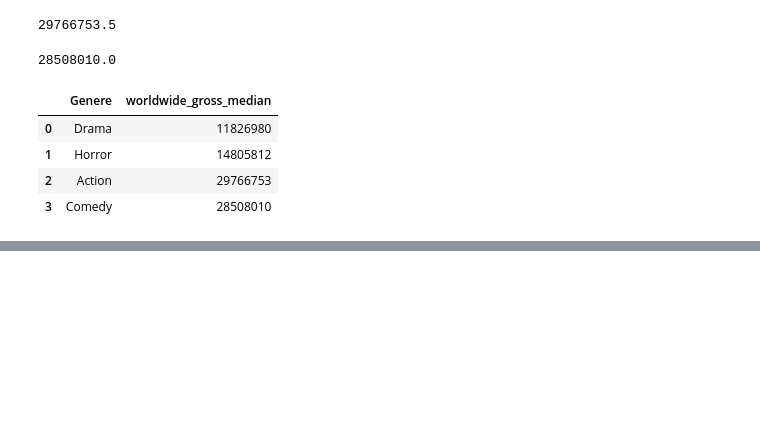
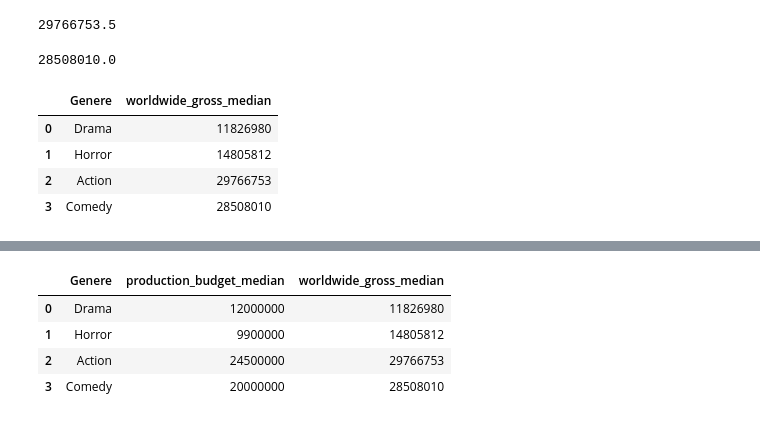
Before and after one commit to kjkahalley/optimal-film-analysis, a Jupyter notebook: first-notebook.ipynb, the cells around one changed output, grey strips where cells are left out. Drawn from its saved outputs; the diff is of its cells as text; code cells hidden in the pictures; blank space fills up the shorter version.

Commit message:
table with Genere, production_budget_median, worldwide_gross_median

```diff
--- a/first-notebook.ipynb
+++ b/first-notebook.ipynb
@@ -340,8 +340,8 @@ Comedy_production_budget_median
 genere_production_budget_median = {'Genere': ['Drama', 'Horror', 'Action', 'Comedy'],
                                   'production_budget_median': [12000000,9900000,24500000,20000000]
                                   }
-genere_production_budget_avg = pd.DataFrame(genere_production_budget_median, columns = ['Genere', 'production_budget_median'])
-genere_production_budget_avg
+genere_production_budget_avg2 = pd.DataFrame(genere_production_budget_median, columns = ['Genere', 'production_budget_median'])
+genere_production_budget_avg2
 # %% [output]
 |  | Genere | production_budget_median |
 | 0 | Drama | 12000000 |
@@ -397,0 +398,10 @@ test
+# %%
+#covert to df genere_production_budget_avg2
+genere_production_budget_avg_df = pd.DataFrame.from_dict(genere_production_budget_avg2)
+genere_production_budget_avg_df
+# %% [output]
+|  | Genere | production_budget_median | worldwide_gross_median |
+| 0 | Drama | 12000000 | 11826980 |
+| 1 | Horror | 9900000 | 14805812 |
+| 2 | Action | 24500000 | 29766753 |
+| 3 | Comedy | 20000000 | 28508010 |
```
Also changed, not shown: parts of 5 cells of this notebook.
